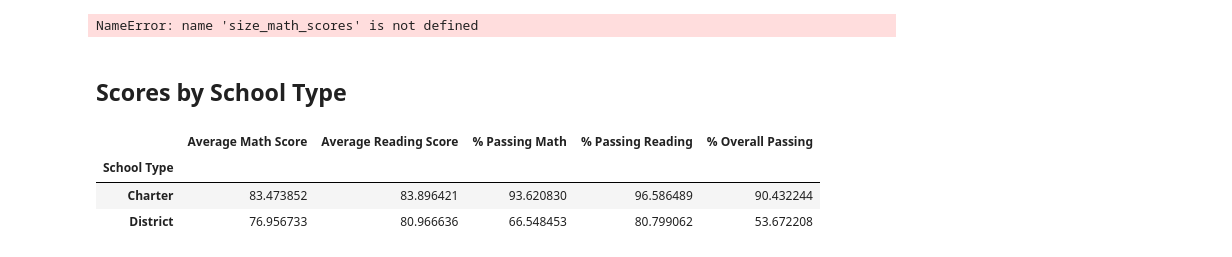
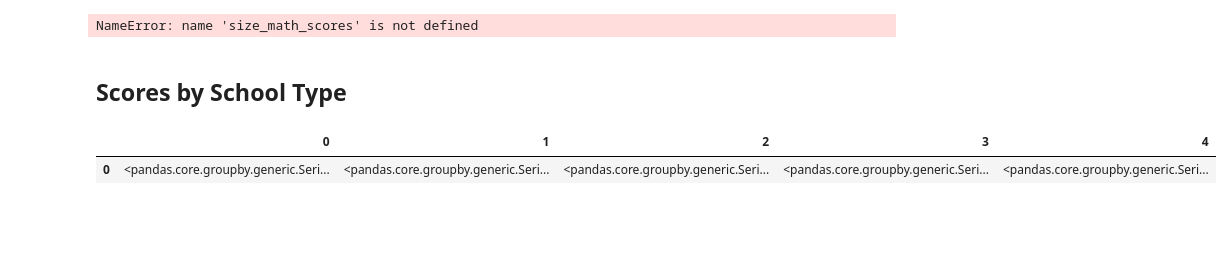
Before and after one commit to petergruskin84/pandas-challenge, a Jupyter notebook: PyCitySchools/PyCitySchools_Working.ipynb, the cells around one changed output. Drawn from its saved outputs; the diff is of its cells as text; code cells hidden in the pictures; blank space fills up the shorter version.

```diff
--- a/PyCitySchools/PyCitySchools_Working.ipynb
+++ b/PyCitySchools/PyCitySchools_Working.ipynb
@@ -117,5 +142,5 @@ school_types
 # %%
 # Calculate the total student count per school
-per_school_counts = student_count / school_count
+per_school_counts = school_data_complete['school_name'].value_counts()
 per_school_counts
 # %% [output]
@@ -251,16 +337,26 @@ Wright High School        62.267041
 dtype: float64
 # %%
 # Create a DataFrame called `per_school_summary` with columns for the calculations above.
-per_school_summary = pd.DataFrame({
-        "School Type": school_types,
-        "Total Students": per_school_counts,
-        "Total School Budget": per_school_budget,
-        "Per Student Budget": per_school_capita,
-        "Average Math Score": per_school_math,
-        "Average Reading Score": per_school_reading,
-        "% Passing Math": per_school_passing_math,
-        "% Passing Reading": per_school_passing_reading,
-        "% Overall Passing": per_overall_passing_percentage})
+#Logic
+#Step 1: Create a new dataframe called "per_school_summary".
+#Step 2: Tell the machine what to add to the empty dataframe.
+#Step 3: It will be equal to a dictionary of all the individual schools, the type of school each is, the budget for that school, the per student budget for that school, the average math score for that school, the average reading score for that school, % passing math, % passing reading, % overall passing
+#Step 4: Print the dataframe
+
+
+pss_data = {
+         "School Type": school_types,
+         "Total Students": per_school_counts,
+         "Total School Budget": per_school_budget,
+         "Per Student Budget": per_school_capita,
+         "Average Math Score": per_school_math,
+         "Average Reading Score": per_school_reading,
+         "% Passing Math": per_school_passing_math,
+         "% Passing Reading": per_school_passing_reading,
+         "% Overall Passing": overall_passing_rate
+}
+
+per_school_summary = pd.DataFrame(pss_data)
 
 # Formatting
 per_school_summary["Total School Budget"] = per_school_summary["Total School Budget"].map("${:,.2f}".format)
@@ -447,19 +616,18 @@ NameError: name 'size_math_scores' is not defined
 ## Scores by School Type
 # %%
 # Group the per_school_summary DataFrame by "School Type" and average the results.
-average_math_score_by_type = per_school_summary.groupby(["School Type"])["Average Math Score"].mean()
-average_reading_score_by_type = per_school_summary.groupby(["School Type"])["Average Reading Score"].mean()
-average_percent_passing_math_by_type = per_school_summary.groupby(["School Type"])["% Passing Math"].mean()
-average_percent_passing_reading_by_type = per_school_summary.groupby(["School Type"])["% Passing Reading"].mean()
-average_percent_overall_passing_by_type = per_school_summary.groupby(["School Type"])["% Overall Passing"].mean()
+average_math_score_by_type = per_school_summary.groupby(["School Type"])["Average Math Score"]
+average_reading_score_by_type = per_school_summary.groupby(["School Type"])["Average Reading Score"]
+average_percent_passing_math_by_type = per_school_summary.groupby(["School Type"])["% Passing Math"]
+average_percent_passing_reading_by_type = per_school_summary.groupby(["School Type"])["% Passing Reading"]
+average_percent_overall_passing_by_type = per_school_summary.groupby(["School Type"])["% Overall Passing"]
 # %%
 # Assemble the new data by type into a DataFrame called `type_summary`
-type_summary =
+type_summary = pd.DataFrame([[average_math_score_by_type, average_reading_score_by_type, average_percent_passing_math_by_type, average_percent_passing_reading_by_type, average_percent_overall_passing_by_type]])
 
 # Display results
 type_summary
+#
 # %% [output]
-|  | Average Math Score | Average Reading Score | % Passing Math | % Passing Reading | % Overall Passing |
-| School Type |  |  |  |  |  |
-| Charter | 83.473852 | 83.896421 | 93.620830 | 96.586489 | 90.432244 |
-| District | 76.956733 | 80.966636 | 66.548453 | 80.799062 | 53.672208 |
+|  | 0 | 1 | 2 | 3 | 4 |
+| 0 | <pandas.core.groupby.generic.Seri... | <pandas.core.groupby.generic.Seri... | <pandas.core.groupby.generic.Seri... | <pandas.core.groupby.generic.Seri... | <pandas.core.groupby.generic.Seri... |
```
Also changed, not shown: parts of 28 cells of this notebook.
